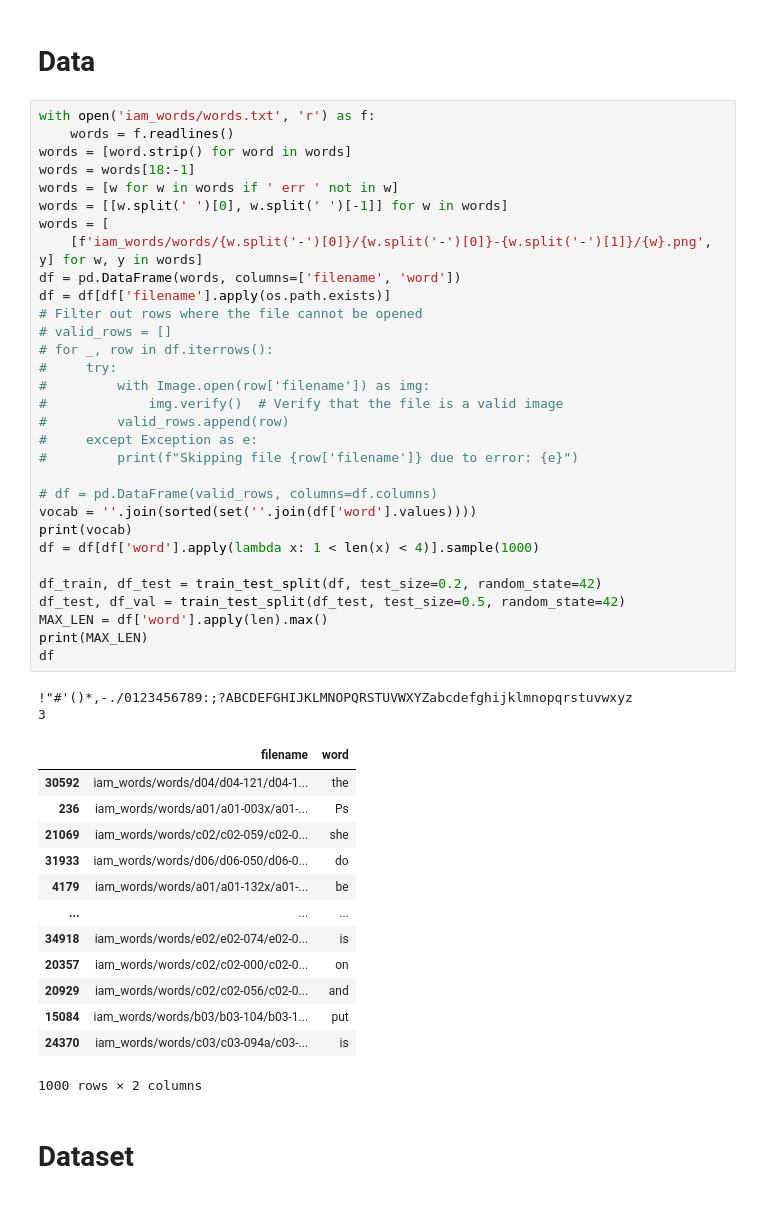
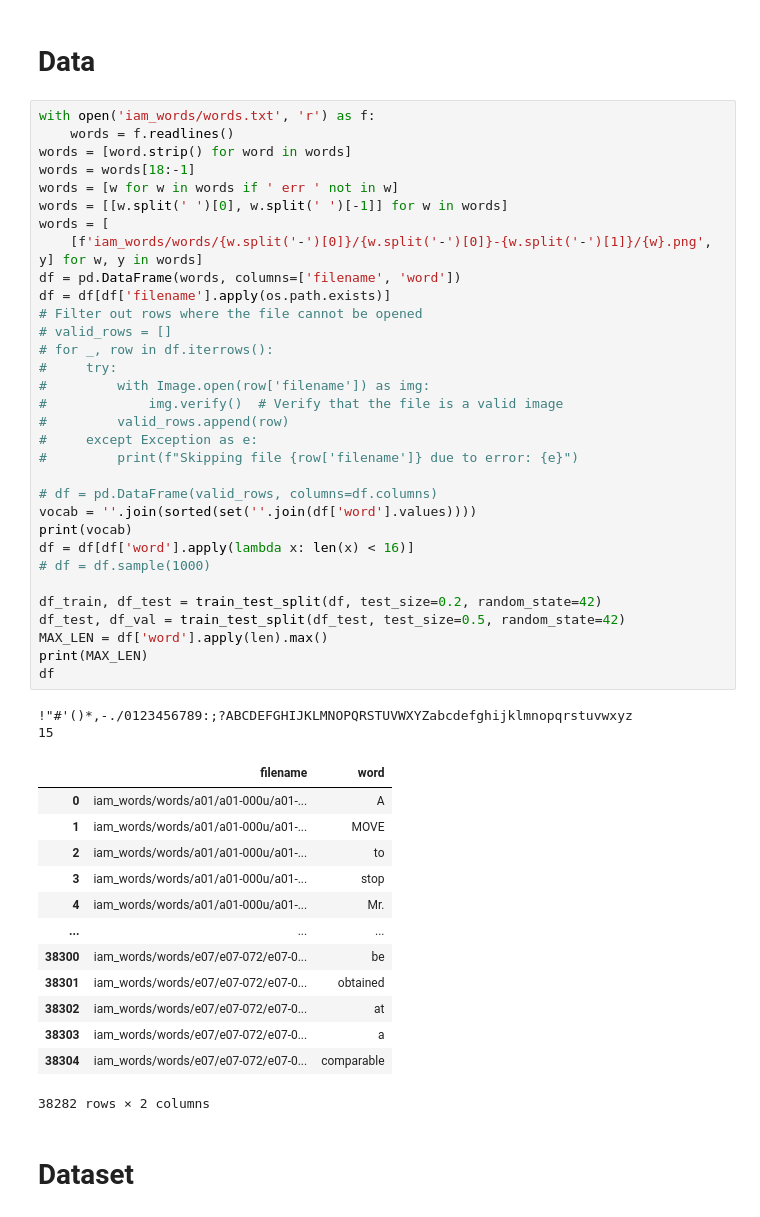
Before and after one commit to jGrzyb/handwriting_recognition, a Jupyter notebook: handwriting.ipynb, the cells around one changed output. Cells and saved outputs as stored; diff of their text form.

```diff
--- a/handwriting.ipynb
+++ b/handwriting.ipynb
@@ -39,47 +39,48 @@ with open('iam_words/words.txt', 'r') as f:
 words = [word.strip() for word in words]
 words = words[18:-1]
 words = [w for w in words if ' err ' not in w]
 words = [[w.split(' ')[0], w.split(' ')[-1]] for w in words]
 words = [
     [f'iam_words/words/{w.split('-')[0]}/{w.split('-')[0]}-{w.split('-')[1]}/{w}.png', y] for w, y in words]
 df = pd.DataFrame(words, columns=['filename', 'word'])
 df = df[df['filename'].apply(os.path.exists)]
 # Filter out rows where the file cannot be opened
 # valid_rows = []
 # for _, row in df.iterrows():
 #     try:
 #         with Image.open(row['filename']) as img:
 #             img.verify()  # Verify that the file is a valid image
 #         valid_rows.append(row)
 #     except Exception as e:
 #         print(f"Skipping file {row['filename']} due to error: {e}")
 
 # df = pd.DataFrame(valid_rows, columns=df.columns)
 vocab = ''.join(sorted(set(''.join(df['word'].values))))
 print(vocab)
-df = df[df['word'].apply(lambda x: 1 < len(x) < 4)].sample(1000)
+df = df[df['word'].apply(lambda x: len(x) < 16)]
+# df = df.sample(1000)
 
 df_train, df_test = train_test_split(df, test_size=0.2, random_state=42)
 df_test, df_val = train_test_split(df_test, test_size=0.5, random_state=42)
 MAX_LEN = df['word'].apply(len).max()
 print(MAX_LEN)
 df
 # %% [output]
 !"#'()*,-./0123456789:;?ABCDEFGHIJKLMNOPQRSTUVWXYZabcdefghijklmnopqrstuvwxyz
-3
+15
 |  | filename | word |
-| 30592 | iam_words/words/d04/d04-121/d04-1... | the |
-| 236 | iam_words/words/a01/a01-003x/a01-... | Ps |
-| 21069 | iam_words/words/c02/c02-059/c02-0... | she |
-| 31933 | iam_words/words/d06/d06-050/d06-0... | do |
-| 4179 | iam_words/words/a01/a01-132x/a01-... | be |
+| 0 | iam_words/words/a01/a01-000u/a01-... | A |
+| 1 | iam_words/words/a01/a01-000u/a01-... | MOVE |
+| 2 | iam_words/words/a01/a01-000u/a01-... | to |
+| 3 | iam_words/words/a01/a01-000u/a01-... | stop |
+| 4 | iam_words/words/a01/a01-000u/a01-... | Mr. |
 | ... | ... | ... |
-| 34918 | iam_words/words/e02/e02-074/e02-0... | is |
-| 20357 | iam_words/words/c02/c02-000/c02-0... | on |
-| 20929 | iam_words/words/c02/c02-056/c02-0... | and |
-| 15084 | iam_words/words/b03/b03-104/b03-1... | put |
-| 24370 | iam_words/words/c03/c03-094a/c03-... | is |
+| 38300 | iam_words/words/e07/e07-072/e07-0... | be |
+| 38301 | iam_words/words/e07/e07-072/e07-0... | obtained |
+| 38302 | iam_words/words/e07/e07-072/e07-0... | at |
+| 38303 | iam_words/words/e07/e07-072/e07-0... | a |
+| 38304 | iam_words/words/e07/e07-072/e07-0... | comparable |
-1000 rows × 2 columns
+38282 rows × 2 columns
 # %% [markdown]
 # Dataset
 # %%
```
Also changed, not shown: parts of 5 cells of this notebook.
